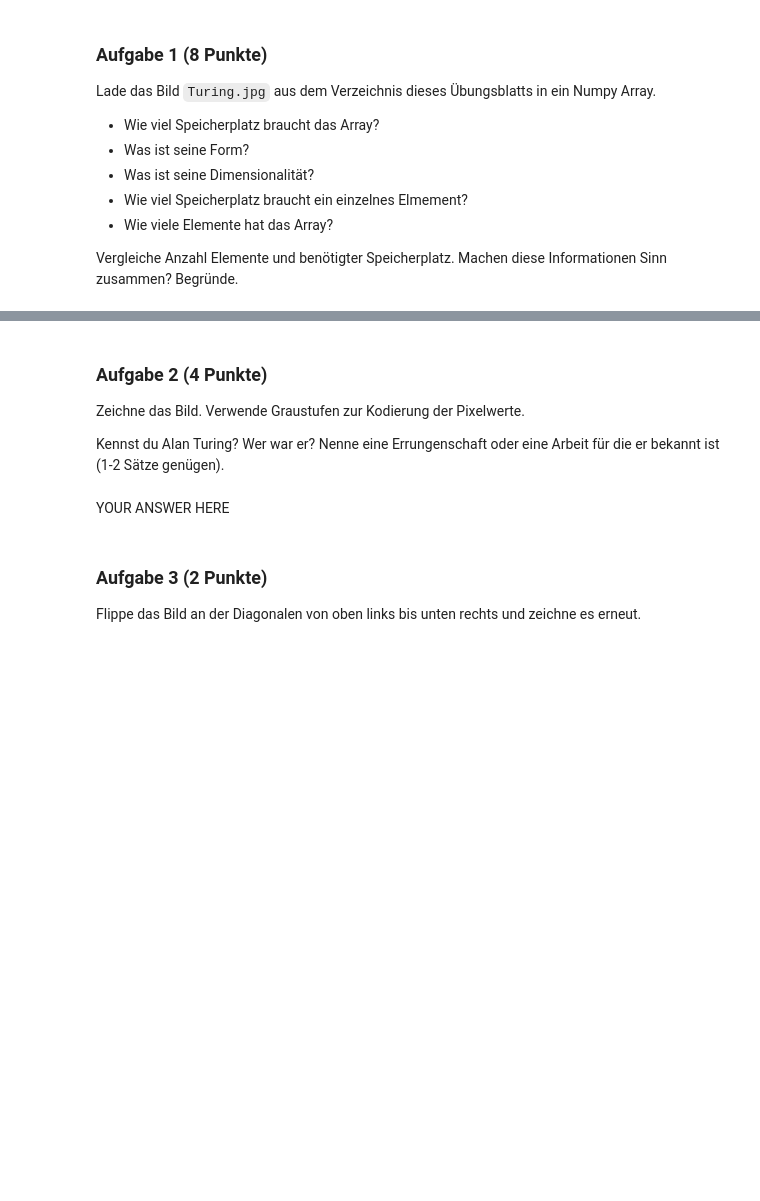
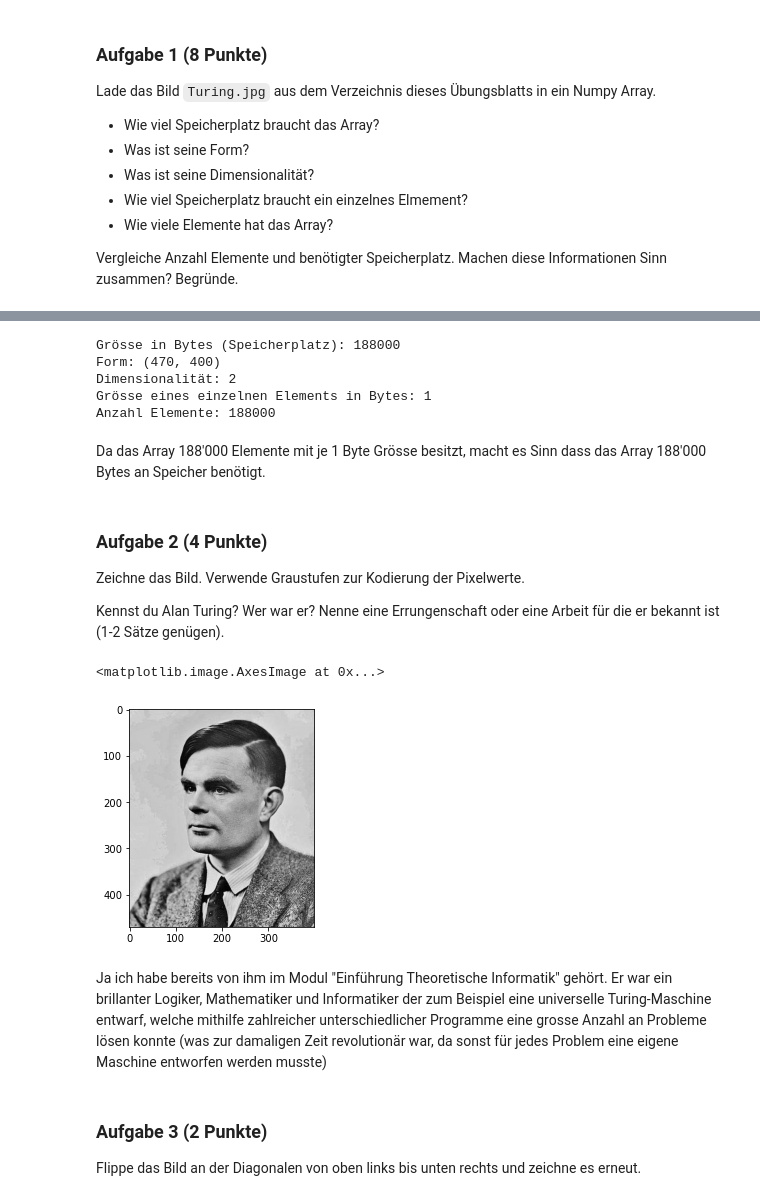
Before and after one commit to marcschny/dsp_assignments, a Jupyter notebook: assignments/assignment08_graded/assignment08_graded.ipynb, the cells around one changed output, grey strips where cells are left out. Drawn from its saved outputs; the diff is of its cells as text; code cells hidden in the pictures; blank space fills up the shorter version.

```diff
--- a/assignments/assignment08_graded/assignment08_graded.ipynb
+++ b/assignments/assignment08_graded/assignment08_graded.ipynb
@@ -42,3 +31,29 @@ YOUR ANSWER HERE
+# %%
+import matplotlib.pyplot as plt
+import numpy as np
+%matplotlib inline
+
+plt.style.use('seaborn-muted')
+
+# YOUR CODE HERE
+# read image
+img = plt.imread("Turing.jpg")
+# convert to numpy array
+data = np.asarray(img)
+# print answers
+print("Grösse in Bytes (Speicherplatz): "+str(data.nbytes))
+print("Form: "+str(data.shape))
+print("Dimensionalität: "+str(data.ndim))
+print("Grösse eines einzelnen Elements in Bytes: "+str(data.itemsize))
+print("Anzahl Elemente: "+str(data.size))
+# %% [output]
+Grösse in Bytes (Speicherplatz): 188000
+Form: (470, 400)
+Dimensionalität: 2
+Grösse eines einzelnen Elements in Bytes: 1
+Anzahl Elemente: 188000
+# %% [markdown]
+Da das Array 188'000 Elemente mit je 1 Byte Grösse besitzt, macht es Sinn dass das Array 188'000 Bytes an Speicher benötigt.
 # %% [markdown]
 ### Aufgabe 2 (4 Punkte)
 
@@ -51,5 +63,11 @@ raise NotImplementedError()
-# %% [markdown]
-YOUR ANSWER HERE
+# %%
+# show image in grayscale
+plt.imshow(img, cmap="gray")
+# %% [output]
+<matplotlib.image.AxesImage at 0x...>
+[figure, added]
+# %% [markdown]
+Ja ich habe bereits von ihm im Modul "Einführung Theoretische Informatik" gehört. Er war ein brillanter Logiker, Mathematiker und Informatiker der zum Beispiel eine universelle Turing-Maschine entwarf, welche mithilfe zahlreicher unterschiedlicher Programme eine grosse Anzahl an Probleme lösen konnte (was zur damaligen Zeit revolutionär war, da sonst für jedes Problem eine eigene Maschine entworfen werden musste)
 # %% [markdown]
 ### Aufgabe 3 (2 Punkte)
 
```
Also changed, not shown: parts of 5 cells of this notebook.
